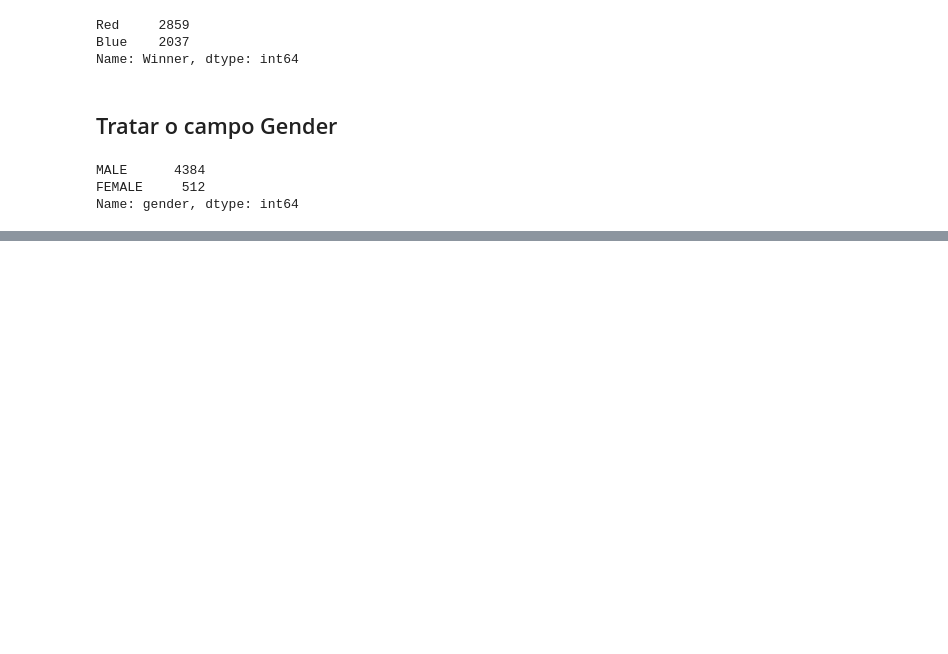
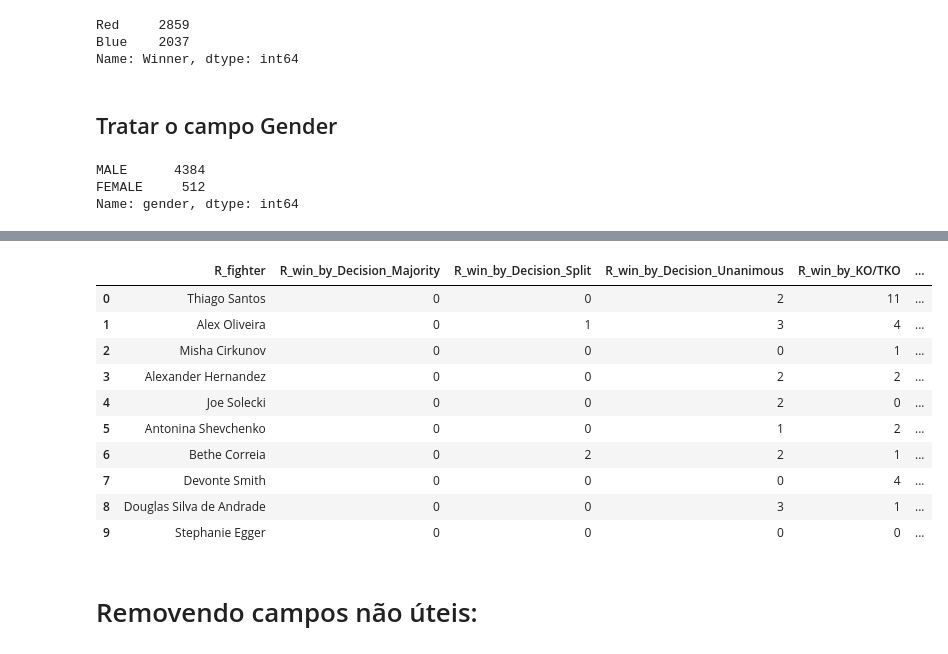
Before and after one commit to OseiasBeu/fight_project, a Jupyter notebook: ufc_project.ipynb, the cells around one changed output, grey strips where cells are left out. Drawn from its saved outputs; the diff is of its cells as text; code cells hidden in the pictures; blank space fills up the shorter version.

```diff
--- a/ufc_project.ipynb
+++ b/ufc_project.ipynb
@@ -4,6 +69,6 @@
 import pandas as pd
 from pandas_profiling import ProfileReport
 # %%
-ufc_df = pd.read_csv('https://raw.githubusercontent.com/OseiasBeu/fight_project/main/datasets/ufc-master.csv')
-ufc_df = pd.DataFrame(ufc_df)
+ufc_df_o = pd.read_csv('https://raw.githubusercontent.com/OseiasBeu/fight_project/main/datasets/ufc-master.csv')
+ufc_df_o = pd.DataFrame(ufc_df_o)
 # %%
@@ -243,0 +229,19 @@ Name: B_Stance, dtype: int64
+# %%
+ufc_df_o[['R_fighter','R_win_by_Decision_Majority',
+       'R_win_by_Decision_Split', 'R_win_by_Decision_Unanimous',
+       'R_win_by_KO/TKO', 'R_win_by_Submission',
+       'R_win_by_TKO_Doctor_Stoppage', 'R_wins']].head(10)
+# %% [output]
+|  | R_fighter | R_win_by_Decision_Majority | R_win_by_Decision_Split | R_win_by_Decision_Unanimous | R_win_by_KO/TKO | ... |
+| 0 | Thiago Santos | 0 | 0 | 2 | 11 | ... |
+| 1 | Alex Oliveira | 0 | 1 | 3 | 4 | ... |
+| 2 | Misha Cirkunov | 0 | 0 | 0 | 1 | ... |
+| 3 | Alexander Hernandez | 0 | 0 | 2 | 2 | ... |
+| 4 | Joe Solecki | 0 | 0 | 2 | 0 | ... |
+| 5 | Antonina Shevchenko | 0 | 0 | 1 | 2 | ... |
+| 6 | Bethe Correia | 0 | 2 | 2 | 1 | ... |
+| 7 | Devonte Smith | 0 | 0 | 0 | 4 | ... |
+| 8 | Douglas Silva de Andrade | 0 | 0 | 3 | 1 | ... |
+| 9 | Stephanie Egger | 0 | 0 | 0 | 0 | ... |
+# %% [markdown]
+# Removendo campos não úteis:
```
Also changed, not shown: parts of 35 cells of this notebook.
